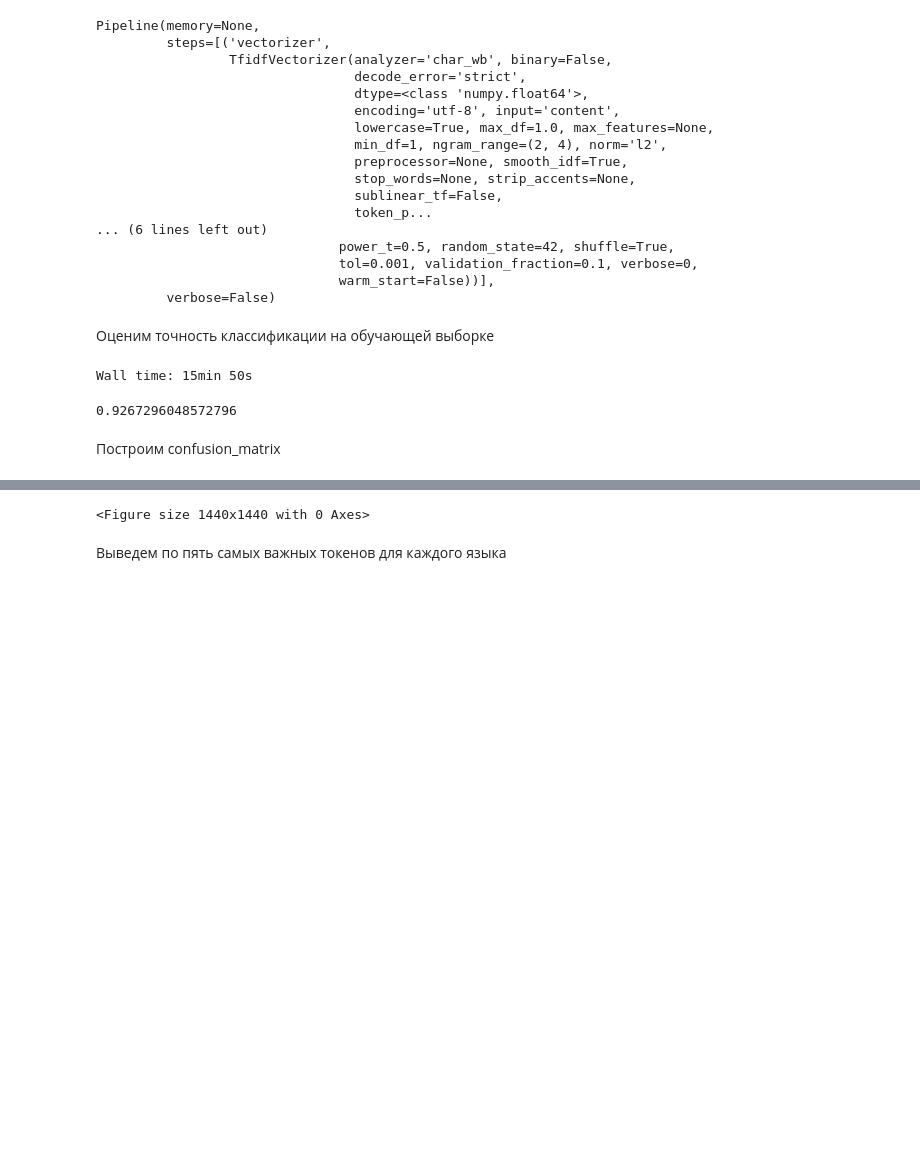
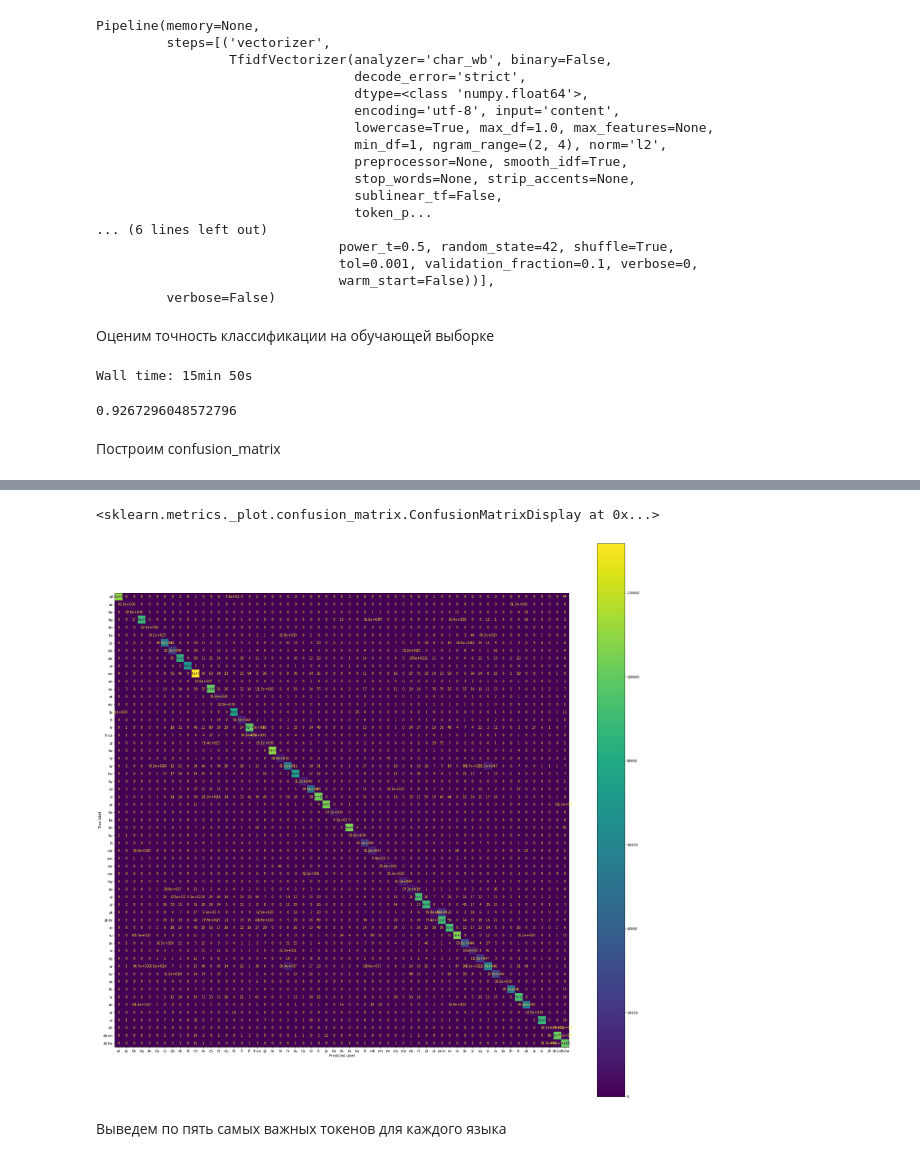
Before and after one commit to Petrofan1/Technosphere, a Jupyter notebook: Homework 7/HW7.ipynb, the cells around one changed output, grey strips where cells are left out. Cells and saved outputs as stored; diff of their text form; code cells hidden in the pictures; blank space fills up the shorter version.

```diff
--- a/Homework 7/HW7.ipynb
+++ b/Homework 7/HW7.ipynb
@@ -132,19 +132,13 @@ balanced_accuracy_score(y, predictions)
 # %%
 %%time
 import matplotlib.pyplot as plt
-from sklearn.metrics import plot_confusion_matrix
-class MyEstimator():
-    def __init__(self):
-        pass
-    def fit(self, X, y=None):
-        return self
-    def transform(self, X):
-        return predictions
-
-estimator = MyEstimator()
-
-plt.figure(figsize=(20, 20))
-
-plot_confusion_matrix(estimator, train_df.sentence.values, y, display_labels=label_encoder.classes_)
-plt.show()
+from sklearn.metrics import plot_confusion_matrix, ConfusionMatrixDisplay
+fig, ax = plt.subplots(figsize=(30, 30))
+cm = confusion_matrix(y, predictions)
+disp = ConfusionMatrixDisplay(confusion_matrix=cm,
+                              display_labels=label_encoder.classes_)
+# disp.figure_()
+disp.plot(ax=ax)
+# plot_confusion_matrix(estimator, train_df.sentence.values, y, display_labels=label_encoder.classes_)
+# plt.show()
 # %% [output]
@@ -152,4 +146,5 @@ ValueError: plot_confusion_matrix only supports classifiers
-<Figure size 1440x1440 with 0 Axes>
+<sklearn.metrics._plot.confusion_matrix.ConfusionMatrixDisplay at 0x...>
+[figure, added]
 # %% [markdown]
 Выведем по пять самых важных токенов для каждого языка
 # %%
```
Also changed, not shown: parts of 2 cells of this notebook.
